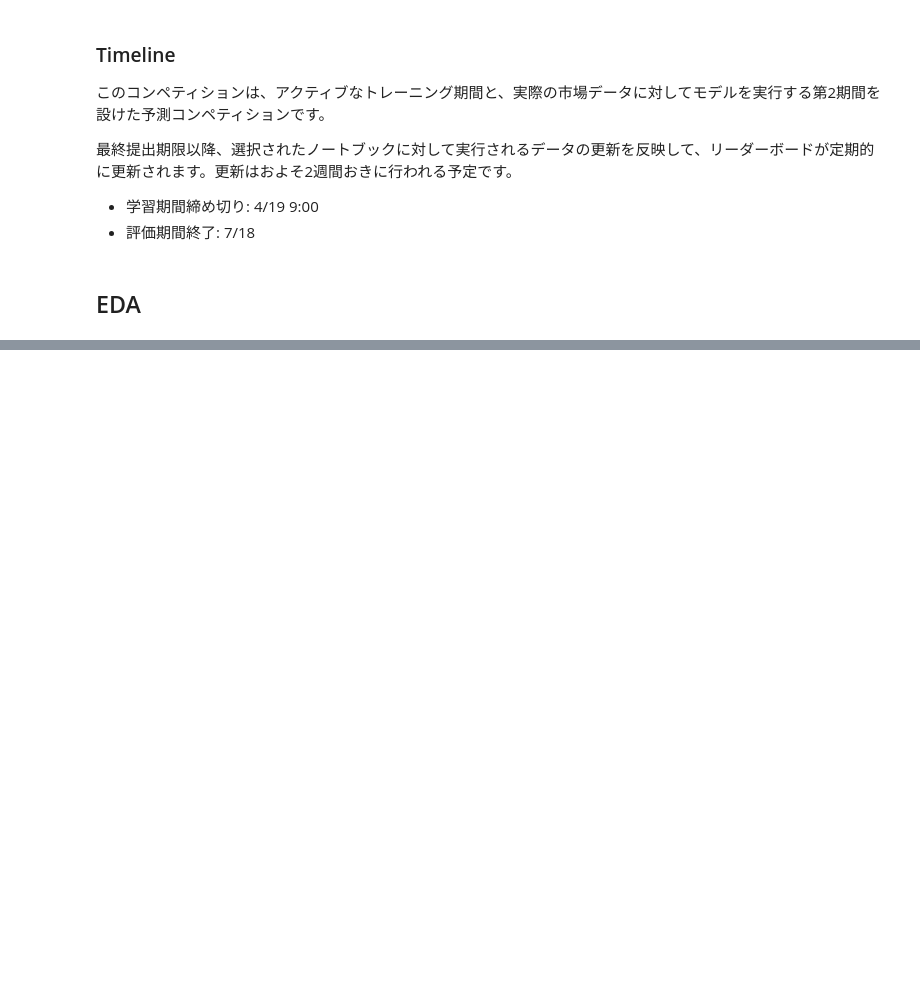
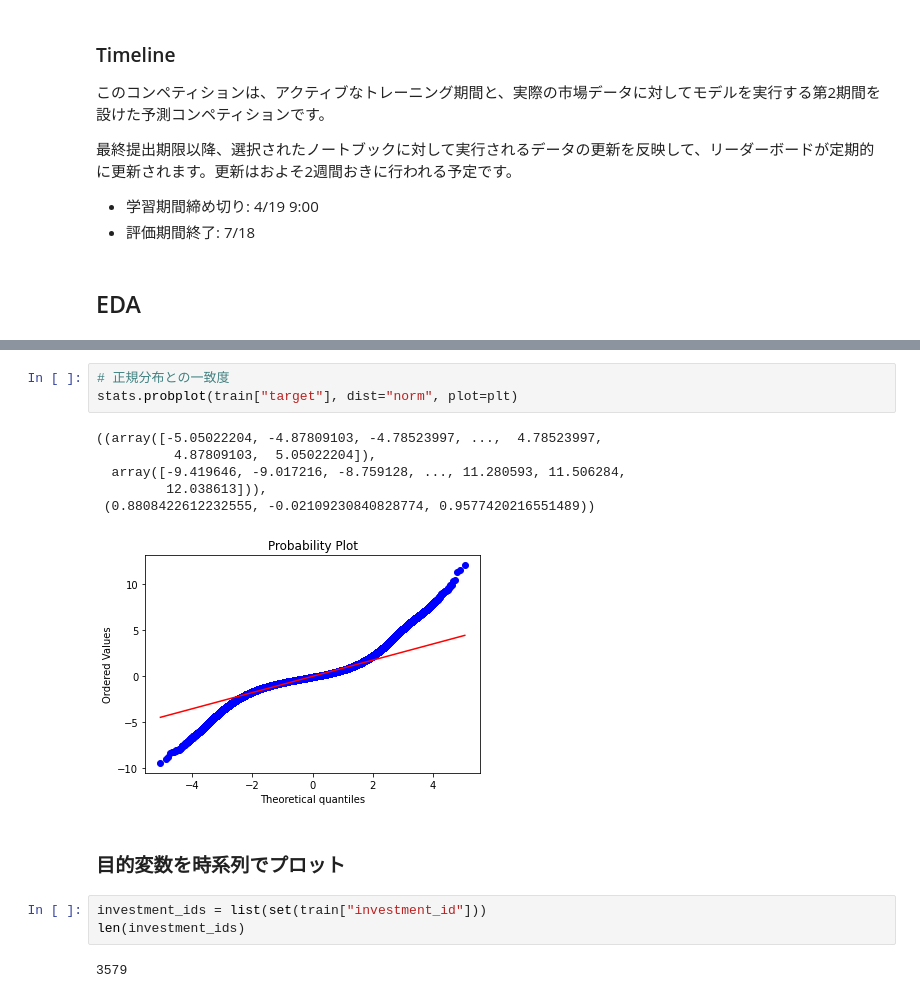
Before and after one commit to IMOKURI/ubiquant-market-prediction, a Jupyter notebook: notebooks/EDA.ipynb, the cells around one changed output, grey strips where cells are left out. Saved outputs shown, nothing was run; the diff lists cells and outputs as text; blank space fills up the shorter version.

```diff
--- a/notebooks/EDA.ipynb
+++ b/notebooks/EDA.ipynb
@@ -172,0 +212,17 @@ https://www.st-hakky-blog.com/entry/2018/01/30/004659
+# %%
+# 正規分布との一致度
+stats.probplot(train["target"], dist="norm", plot=plt)
+# %% [output]
+((array([-5.05022204, -4.87809103, -4.78523997, ...,  4.78523997,
+          4.87809103,  5.05022204]),
+  array([-9.419646, -9.017216, -8.759128, ..., 11.280593, 11.506284,
+         12.038613])),
+ (0.8808422612232555, -0.02109230840828774, 0.9577420216551489))
+[figure, added]
+# %% [markdown]
+### 目的変数を時系列でプロット
+# %%
+investment_ids = list(set(train["investment_id"]))
+len(investment_ids)
+# %% [output]
+3579
```
Also changed, not shown: parts of 28 cells of this notebook.
